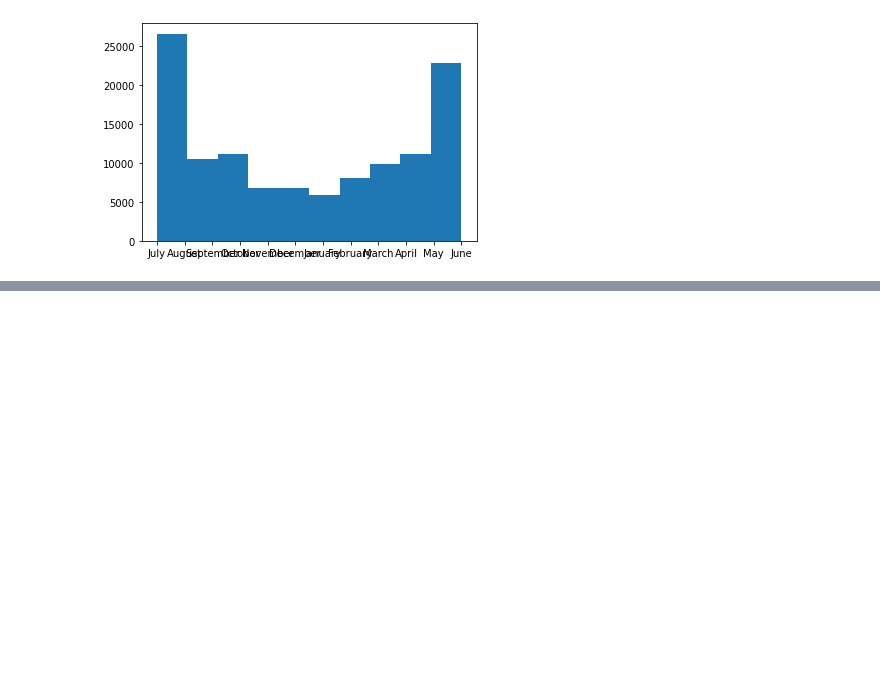
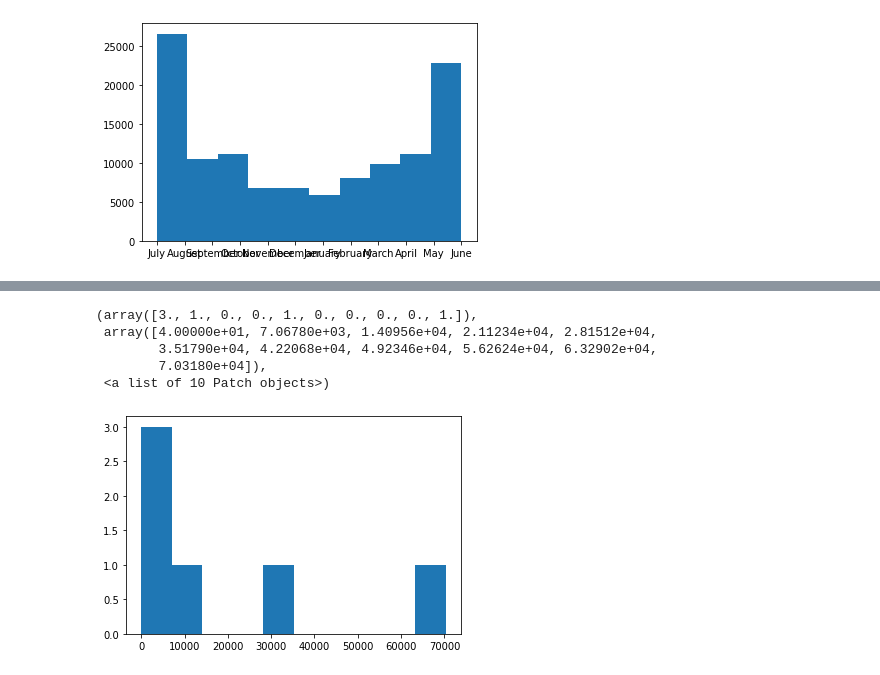
Before and after one commit to Shambhurajdesai/Capstone---1-Hotel-Booking-Analysis, a Jupyter notebook: Copy_of_Hotel_Bookings_Analysis.ipynb, the cells around one changed output, grey strips where cells are left out. Drawn from its saved outputs; the diff is of its cells as text; code cells hidden in the pictures; blank space fills up the shorter version.

```diff
--- a/Copy_of_Hotel_Bookings_Analysis.ipynb
+++ b/Copy_of_Hotel_Bookings_Analysis.ipynb
@@ -268,0 +365,3 @@ plt.hist(month)
+# %%
+total_sp_re = df_['total_of_special_requests'].value_counts()
+total_sp_re
@@ -268,0 +376,9 @@ plt.hist(month)
+# %%
+plt.hist(total_sp_re)
+# %% [output]
+(array([3., 1., 0., 0., 1., 0., 0., 0., 0., 1.]),
+ array([4.00000e+01, 7.06780e+03, 1.40956e+04, 2.11234e+04, 2.81512e+04,
+        3.51790e+04, 4.22068e+04, 4.92346e+04, 5.62624e+04, 6.32902e+04,
+        7.03180e+04]),
+ <a list of 10 Patch objects>)
+[figure, added]
```
Also changed, not shown: parts of 15 cells of this notebook.
